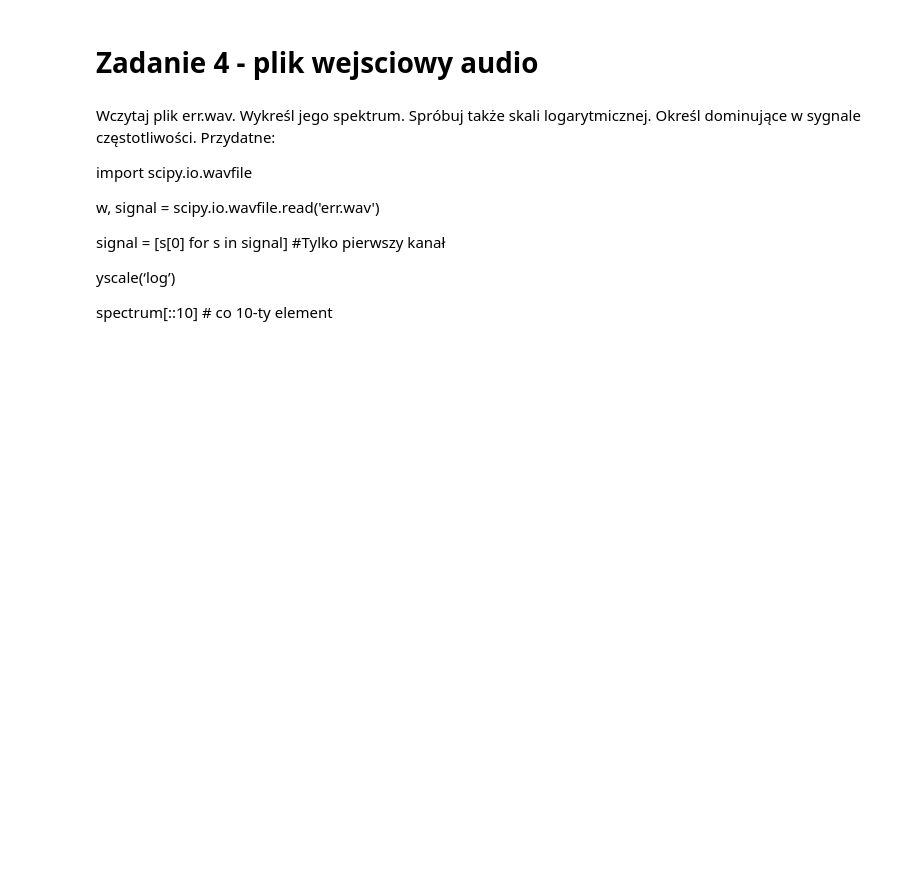
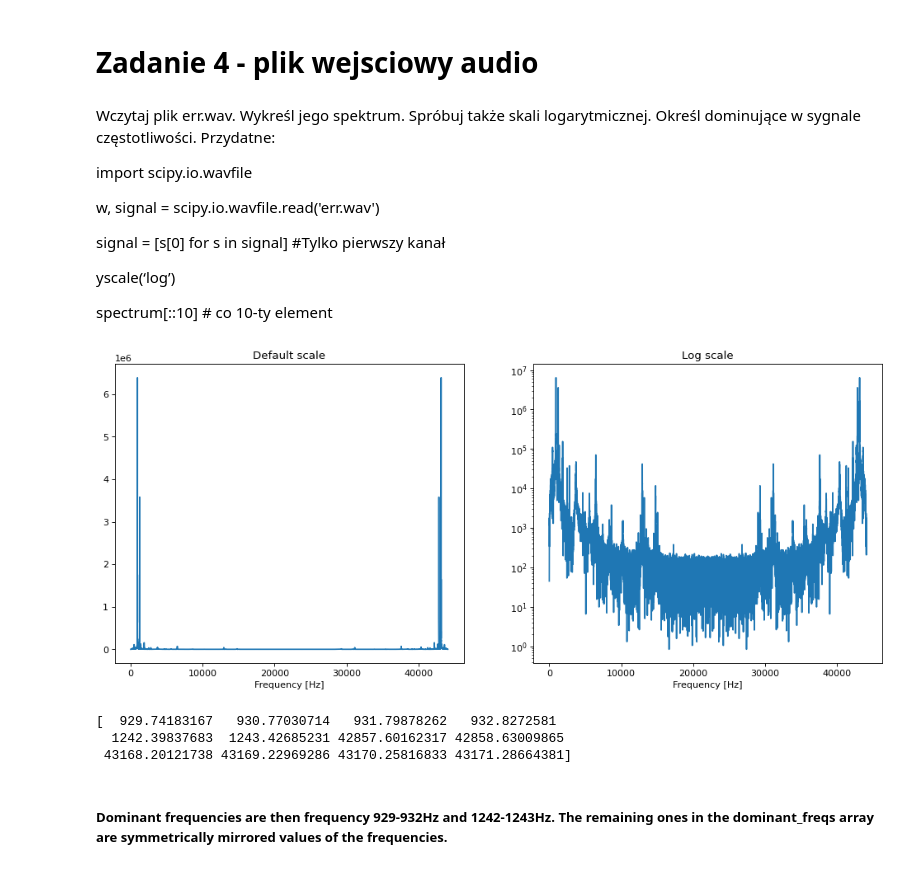
Before and after one commit to Domikado5/kck, a Jupyter notebook: lab9 - signals 2/145402_145280_sygnaly_2.ipynb, the cells around one changed output. Cells and saved outputs as stored; diff of their text form; code cells hidden in the pictures; blank space fills up the shorter version.

```diff
--- a/lab9 - signals 2/145402_145280_sygnaly_2.ipynb
+++ b/lab9 - signals 2/145402_145280_sygnaly_2.ipynb
@@ -178,3 +178,35 @@ signal = [s[0] for s in signal]   #Tylko pierwszy kanał
 yscale(‘log’)
 
 spectrum[::10]        # co 10-ty element
+# %%
+import scipy.io.wavfile
+
+w, signal = scipy.io.wavfile.read('data/err.wav')
+signal = signal[:, 0]  # only the first channel
+signal_fft = np.fft.fft(signal)
+abs_signal_fft = np.abs(signal_fft)
+freqs = np.linspace(0, w, len(signal))
+
+plt.figure(figsize=(15, 6), dpi=80)
+plt.subplot(1, 2, 1)
+plt.title('Default scale')
+plt.xlabel('Frequency [Hz]')
+plt.plot(freqs, abs_signal_fft)
+
+plt.subplot(1, 2, 2)
+plt.title('Log scale')
+plt.xlabel('Frequency [Hz]')
+plt.plot(freqs, abs_signal_fft)
+plt.yscale('log')
+
+plt.show()
+
+dominant_freqs = freqs[abs_signal_fft > 3e6]
+print(dominant_freqs)
+# %% [output]
+[figure, added]
+[  929.74183167   930.77030714   931.79878262   932.8272581
+  1242.39837683  1243.42685231 42857.60162317 42858.63009865
+ 43168.20121738 43169.22969286 43170.25816833 43171.28664381]
+# %% [markdown]
+##### Dominant frequencies are then frequency 929-932Hz and 1242-1243Hz. The remaining ones in the dominant_freqs array are symmetrically mirrored values of the frequencies.
```
